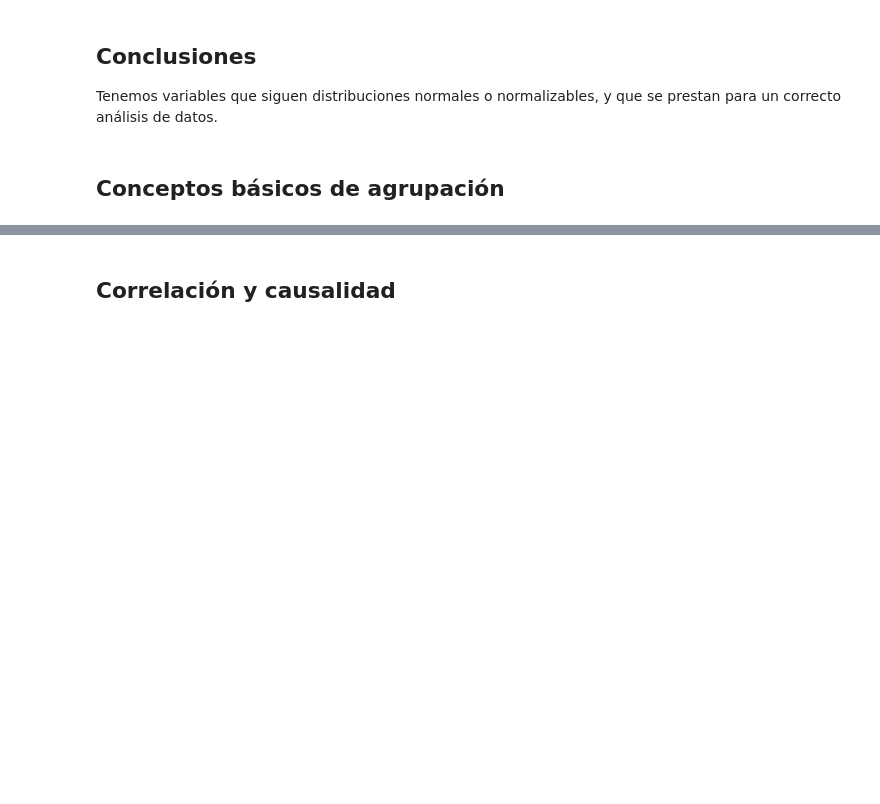
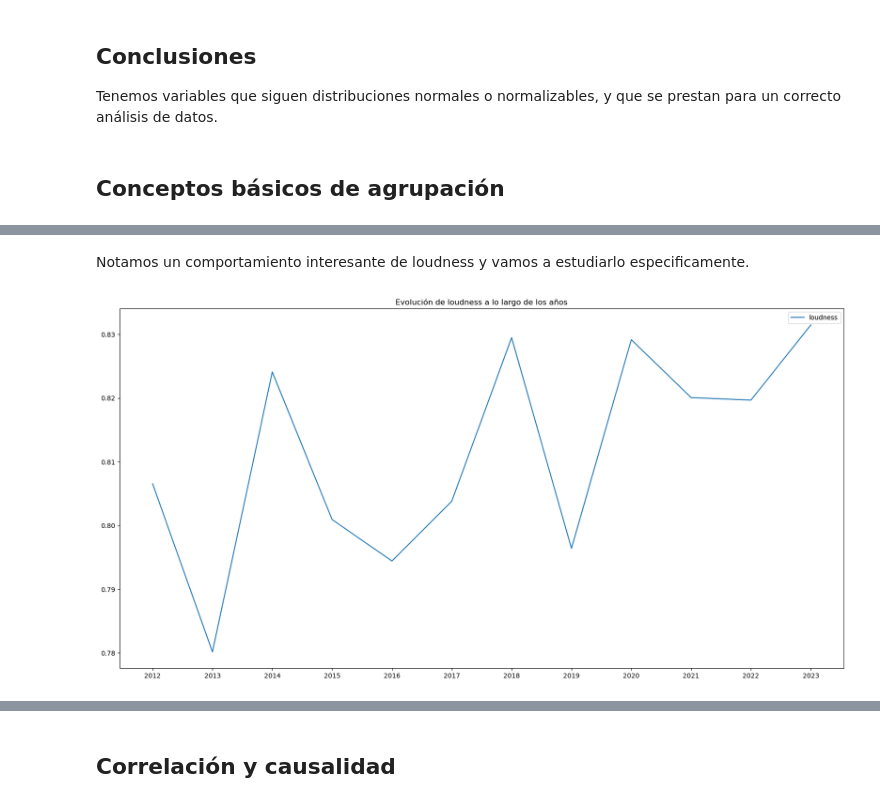
Before and after one commit to DrThorium/Zoet, a Jupyter notebook: main.ipynb, the cells around one changed output, grey strips where cells are left out. Saved outputs shown, nothing was run; the diff lists cells and outputs as text; code cells hidden in the pictures; blank space fills up the shorter version.

```diff
--- a/main.ipynb
+++ b/main.ipynb
@@ -252,0 +321,13 @@ Tenemos variables que siguen distribuciones normales o normalizables, y que se p
+# %% [markdown]
+Notamos un comportamiento interesante de loudness y vamos a estudiarlo especificamente.
+# %%
+# Graficamos loudness a lo largo de los años
+
+plt.figure(figsize=(20,10))
+plt.plot(df_year_grouped['year'], df_year_grouped['loudness'], label='loudness')
+plt.legend()
+plt.title('Evolución de loudness a lo largo de los años')
+plt.savefig('evolucion_loudness_año.png')
+plt.show()
+# %% [output]
+[figure, added]
```
Also changed, not shown: parts of 13 cells of this notebook, 7 other files.
